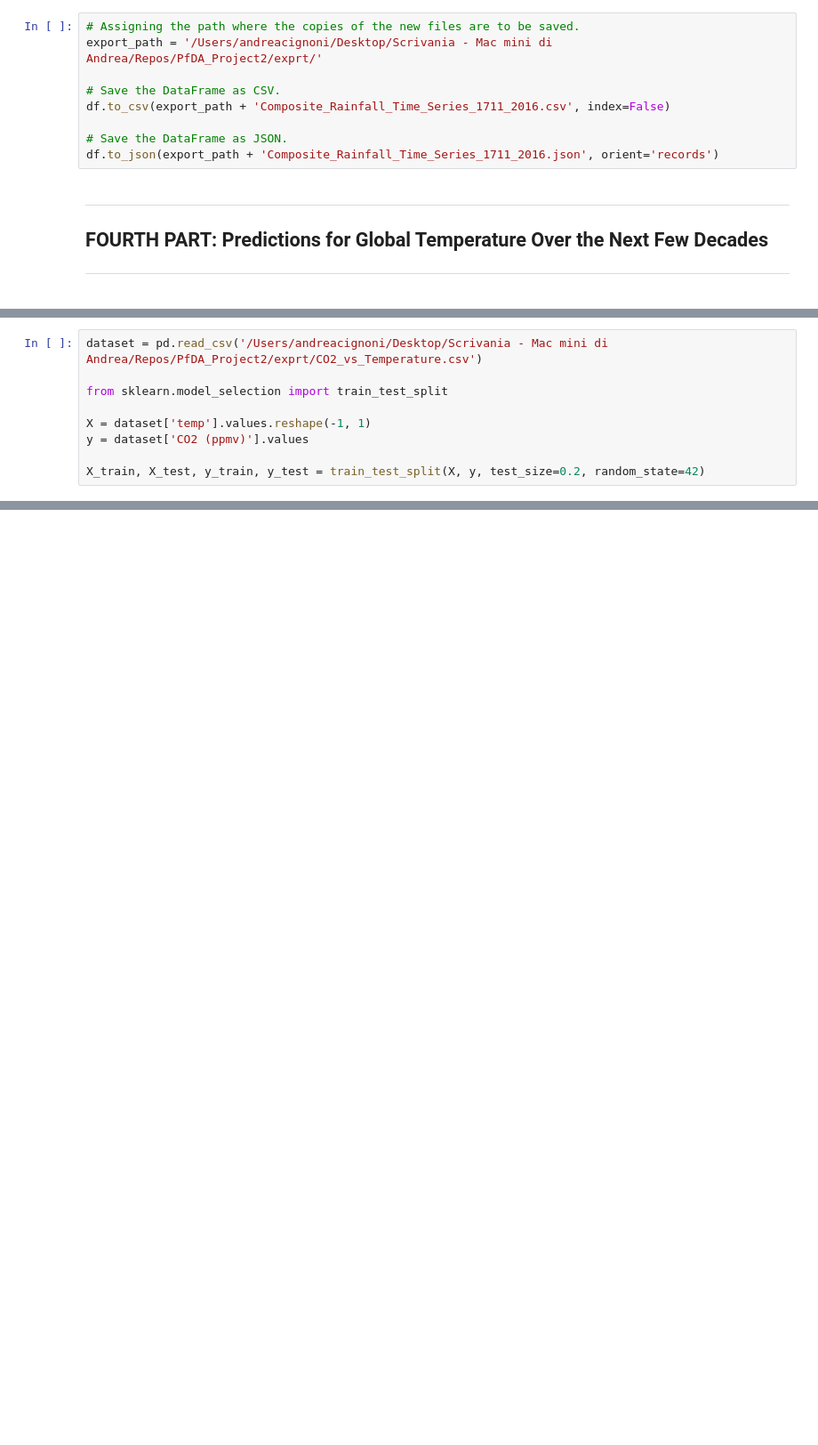
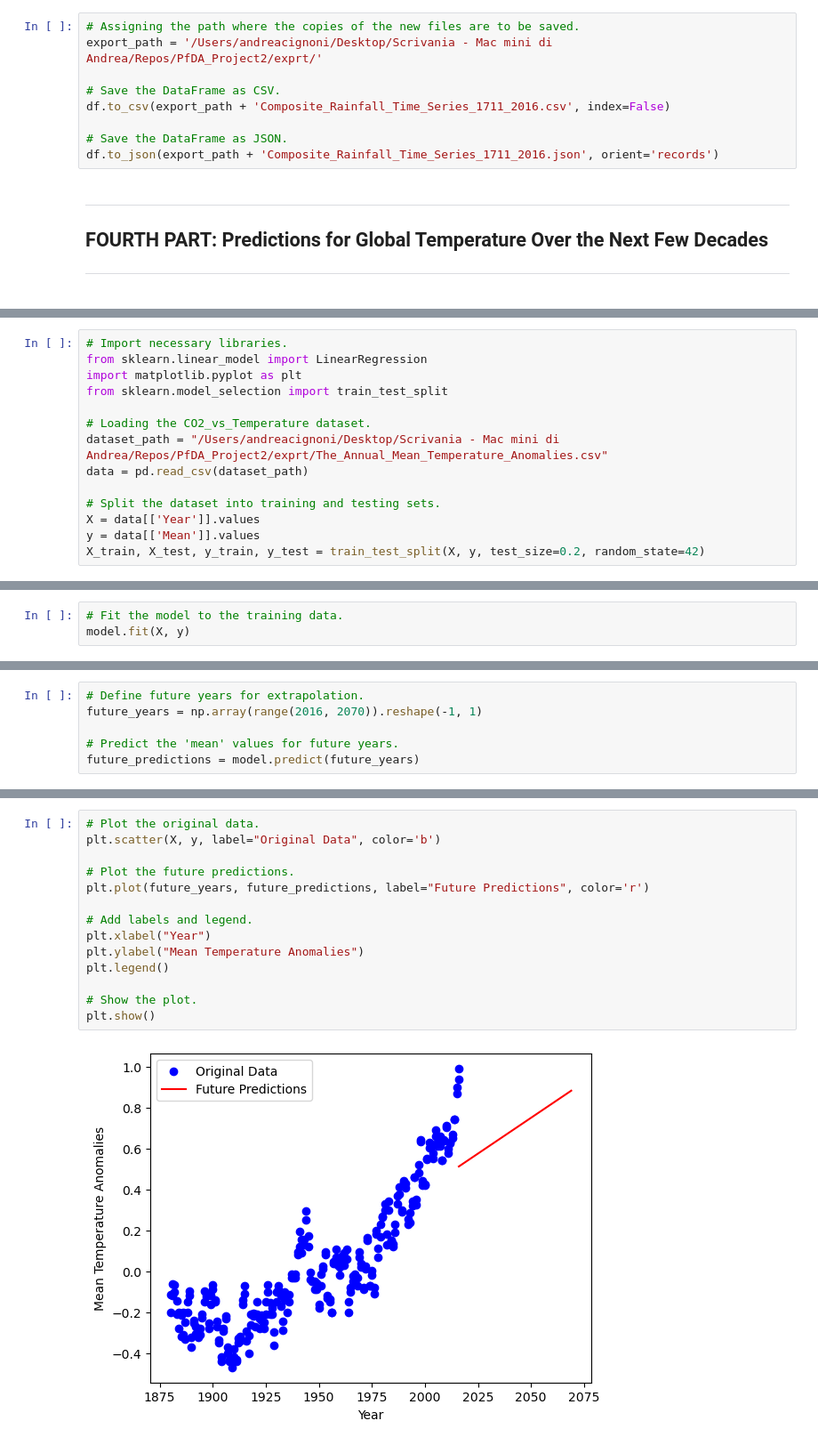
Before and after one commit to AndreaCignoni/PfDA-Project-2-An-Analysis-of-Paleo-Present-Climate-Data, a Jupyter notebook: An analysis of paleo-present climate data.ipynb, the cells around one changed output, grey strips where cells are left out. Shown at 89% size. Drawn from its saved outputs; the diff is of its cells as text; blank space fills up the shorter version.

Commit message:
Correcting Temperature Anomalies predictions

```diff
--- a/An analysis of paleo-present climate data.ipynb
+++ b/An analysis of paleo-present climate data.ipynb
@@ -1210,9 +1218,14 @@ My point of reference for implementing the following codes are [technically decl
 # %%
-dataset = pd.read_csv('/Users/andreacignoni/Desktop/Scrivania - Mac mini di Andrea/Repos/PfDA_Project2/exprt/CO2_vs_Temperature.csv')
-
+# Import necessary libraries.
+from sklearn.linear_model import LinearRegression
+import matplotlib.pyplot as plt
 from sklearn.model_selection import train_test_split
 
-X = dataset['temp'].values.reshape(-1, 1)
-y = dataset['CO2 (ppmv)'].values
+# Loading the CO2_vs_Temperature dataset.
+dataset_path = "/Users/andreacignoni/Desktop/Scrivania - Mac mini di Andrea/Repos/PfDA_Project2/exprt/The_Annual_Mean_Temperature_Anomalies.csv"
+data = pd.read_csv(dataset_path)
 
+# Split the dataset into training and testing sets.
+X = data[['Year']].values
+y = data[['Mean']].values
 X_train, X_test, y_train, y_test = train_test_split(X, y, test_size=0.2, random_state=42)
@@ -1254,0 +1247,3 @@ In this plot, X_test represents the independent variable, which is "Temperature"
+# %%
+# Fit the model to the training data.
+model.fit(X, y)
@@ -1254,0 +1258,6 @@ In this plot, X_test represents the independent variable, which is "Temperature"
+# %%
+# Define future years for extrapolation.
+future_years = np.array(range(2016, 2070)).reshape(-1, 1)
+
+# Predict the 'mean' values for future years.
+future_predictions = model.predict(future_years)
@@ -1254,0 +1270,16 @@ In this plot, X_test represents the independent variable, which is "Temperature"
+# %%
+# Plot the original data.
+plt.scatter(X, y, label="Original Data", color='b')
+
+# Plot the future predictions.
+plt.plot(future_years, future_predictions, label="Future Predictions", color='r')
+
+# Add labels and legend.
+plt.xlabel("Year")
+plt.ylabel("Mean Temperature Anomalies")
+plt.legend()
+
+# Show the plot.
+plt.show()
+# %% [output]
+[figure, added]
```
Also changed, not shown: parts of 15 cells of this notebook.
